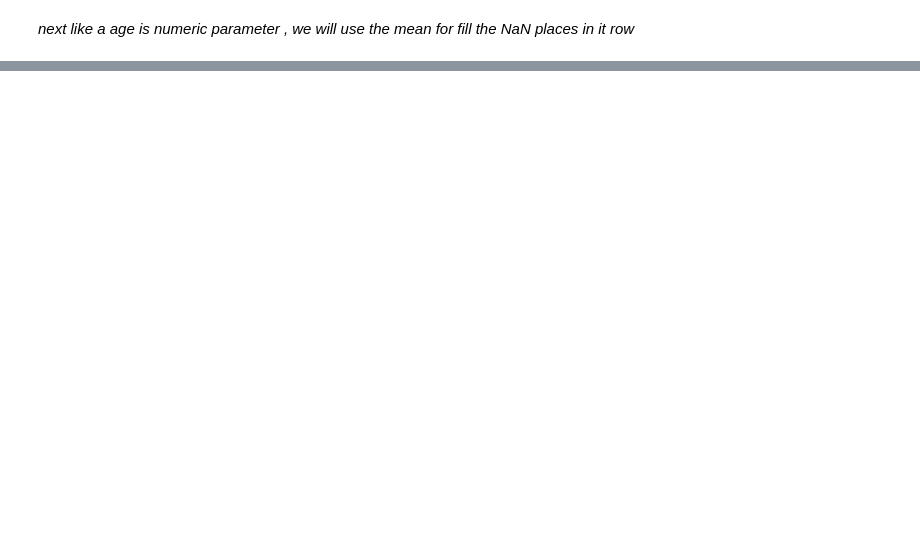
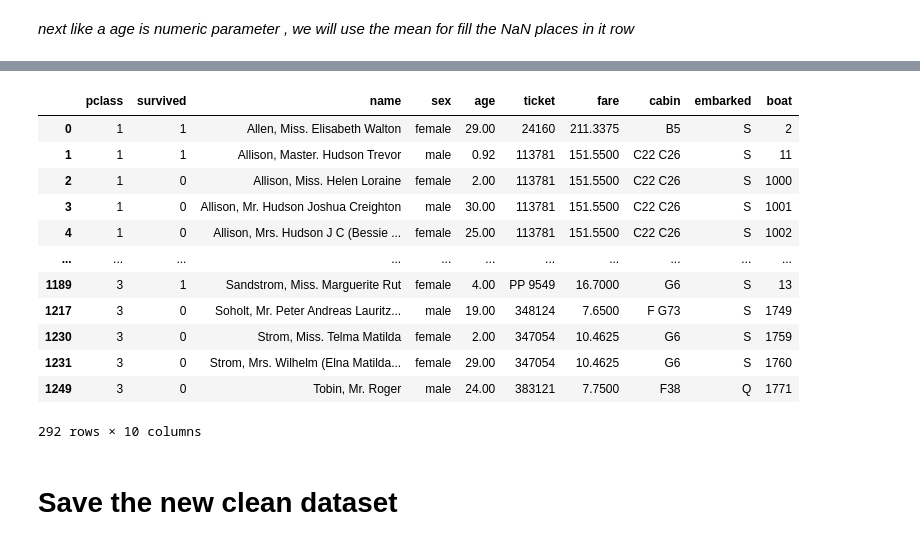
Before and after one commit to CrisHzz/TitanicSurvivors, a Jupyter notebook: DataCleaning/DatasetCleaning.ipynb, the cells around one changed output, grey strips where cells are left out. Saved outputs shown, nothing was run; the diff lists cells and outputs as text; code cells hidden in the pictures; blank space fills up the shorter version.

```diff
--- a/DataCleaning/DatasetCleaning.ipynb
+++ b/DataCleaning/DatasetCleaning.ipynb
@@ -323,0 +320,12 @@ For example, when doing 'df[col].method(value, inplace=True)', try using 'df.met
+# %%
+
+# Generate a sequence of numbers in the range 1000 to 2000
+numbers_to_assign = np.arange(1000, 1799)
+
+# Get the indexes of the unassigned rows in 'boat'.
+nan_indices = originalDataset[originalDataset['boat'].isna()].index
+
+num_to_fill = min(len(nan_indices), len(numbers_to_assign))
+
+# Assign the numbers to the corresponding positions
+originalDataset.loc[nan_indices[:num_to_fill], 'boat'] = numbers_to_assign[:num_to_fill]
@@ -323,0 +348,39 @@ For example, when doing 'df[col].method(value, inplace=True)', try using 'df.met
+# %%
+# Remove rows with NaN values in the 'cabin' column
+originalDataset.dropna(subset=['cabin'], inplace=True)
+
+#assign a generic cabin based on the passenger class
+def imputar_cabin(row):
+    if pd.isna(row['cabin']):
+        if row['pclass'] == 1:
+            return 'C1'
+        elif row['pclass'] == 2:
+            return 'C2'
+        else:
+            return 'C3'
+    else:
+        return row['cabin']
+
+originalDataset['cabin'] = originalDataset.apply(imputar_cabin, axis=1)
+# %%
+#Round the age with 2 decimals
+
+originalDataset['age']=np.round(originalDataset['age'],2)
+
+originalDataset
+# %% [output]
+|  | pclass | survived | name | sex | age | ticket | fare | cabin | embarked | boat |
+| 0 | 1 | 1 | Allen, Miss. Elisabeth Walton | female | 29.00 | 24160 | 211.3375 | B5 | S | 2 |
+| 1 | 1 | 1 | Allison, Master. Hudson Trevor | male | 0.92 | 113781 | 151.5500 | C22 C26 | S | 11 |
+| 2 | 1 | 0 | Allison, Miss. Helen Loraine | female | 2.00 | 113781 | 151.5500 | C22 C26 | S | 1000 |
+| 3 | 1 | 0 | Allison, Mr. Hudson Joshua Creighton | male | 30.00 | 113781 | 151.5500 | C22 C26 | S | 1001 |
+| 4 | 1 | 0 | Allison, Mrs. Hudson J C (Bessie ... | female | 25.00 | 113781 | 151.5500 | C22 C26 | S | 1002 |
+| ... | ... | ... | ... | ... | ... | ... | ... | ... | ... | ... |
+| 1189 | 3 | 1 | Sandstrom, Miss. Marguerite Rut | female | 4.00 | PP 9549 | 16.7000 | G6 | S | 13 |
+| 1217 | 3 | 0 | Soholt, Mr. Peter Andreas Lauritz... | male | 19.00 | 348124 | 7.6500 | F G73 | S | 1749 |
+| 1230 | 3 | 0 | Strom, Miss. Telma Matilda | female | 2.00 | 347054 | 10.4625 | G6 | S | 1759 |
+| 1231 | 3 | 0 | Strom, Mrs. Wilhelm (Elna Matilda... | female | 29.00 | 347054 | 10.4625 | G6 | S | 1760 |
+| 1249 | 3 | 0 | Tobin, Mr. Roger | male | 24.00 | 383121 | 7.7500 | F38 | Q | 1771 |
+292 rows × 10 columns
+# %% [markdown]
+# Save the new clean dataset
```
Also changed, not shown: parts of 10 cells of this notebook, 2 other files.
